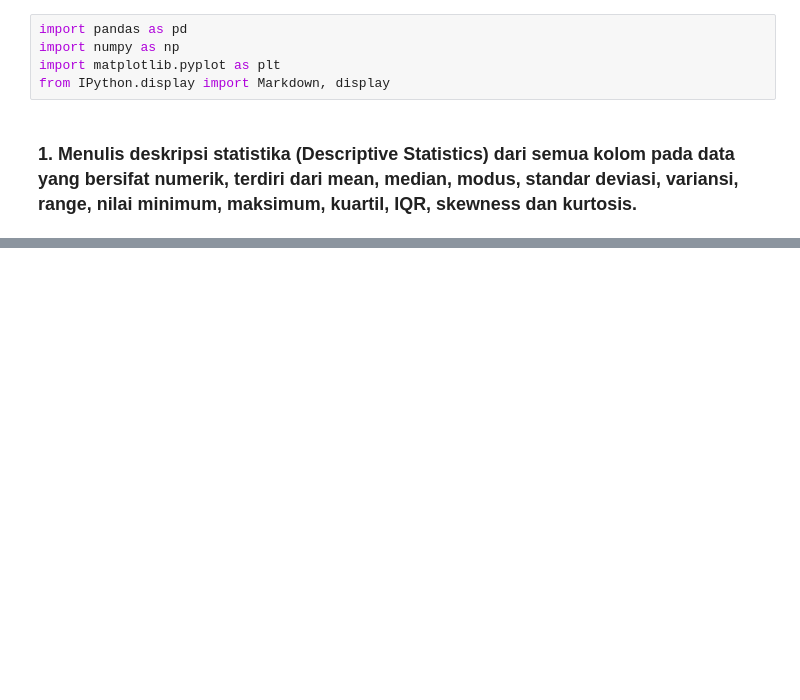
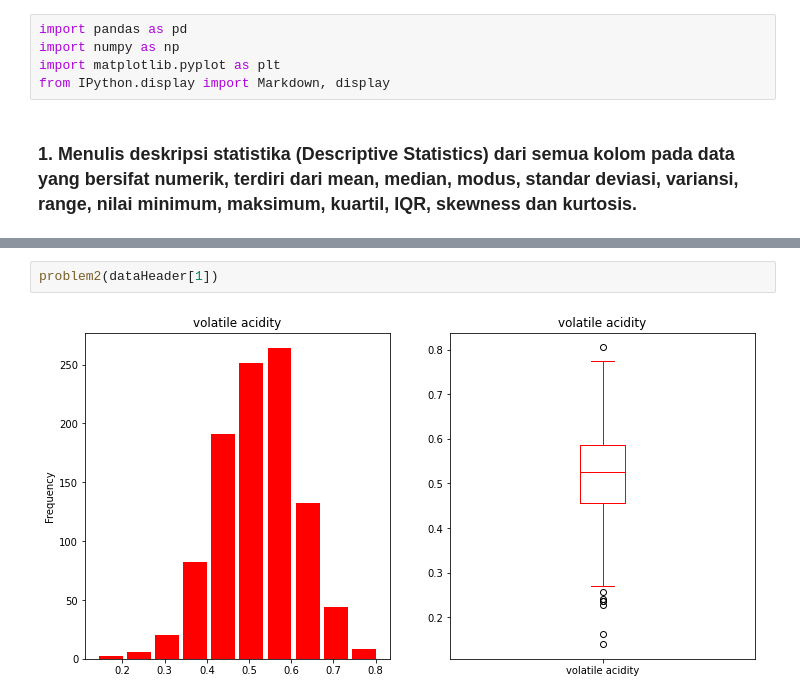
Before and after one commit to mrsyaban/Hipotesis-Testing, a Jupyter notebook: main.ipynb, the cells around one changed output, grey strips where cells are left out. Saved outputs shown, nothing was run; the diff lists cells and outputs as text; blank space fills up the shorter version.

```diff
--- a/main.ipynb
+++ b/main.ipynb
@@ -49,0 +56,4 @@ df.head()
+# %%
+problem2(dataHeader[1])
+# %% [output]
+[figure, added]
```
Also changed, not shown: parts of 7 cells of this notebook.
